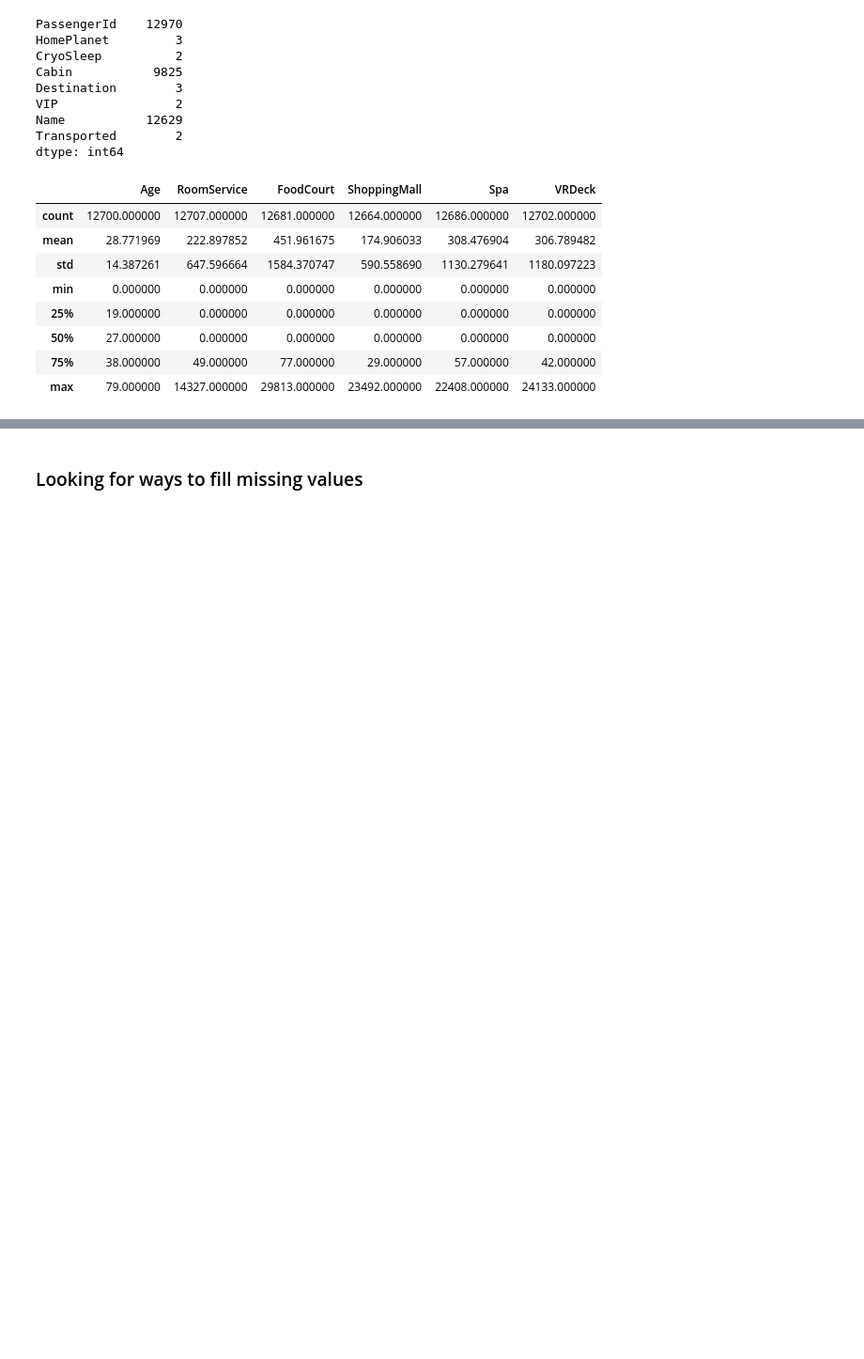
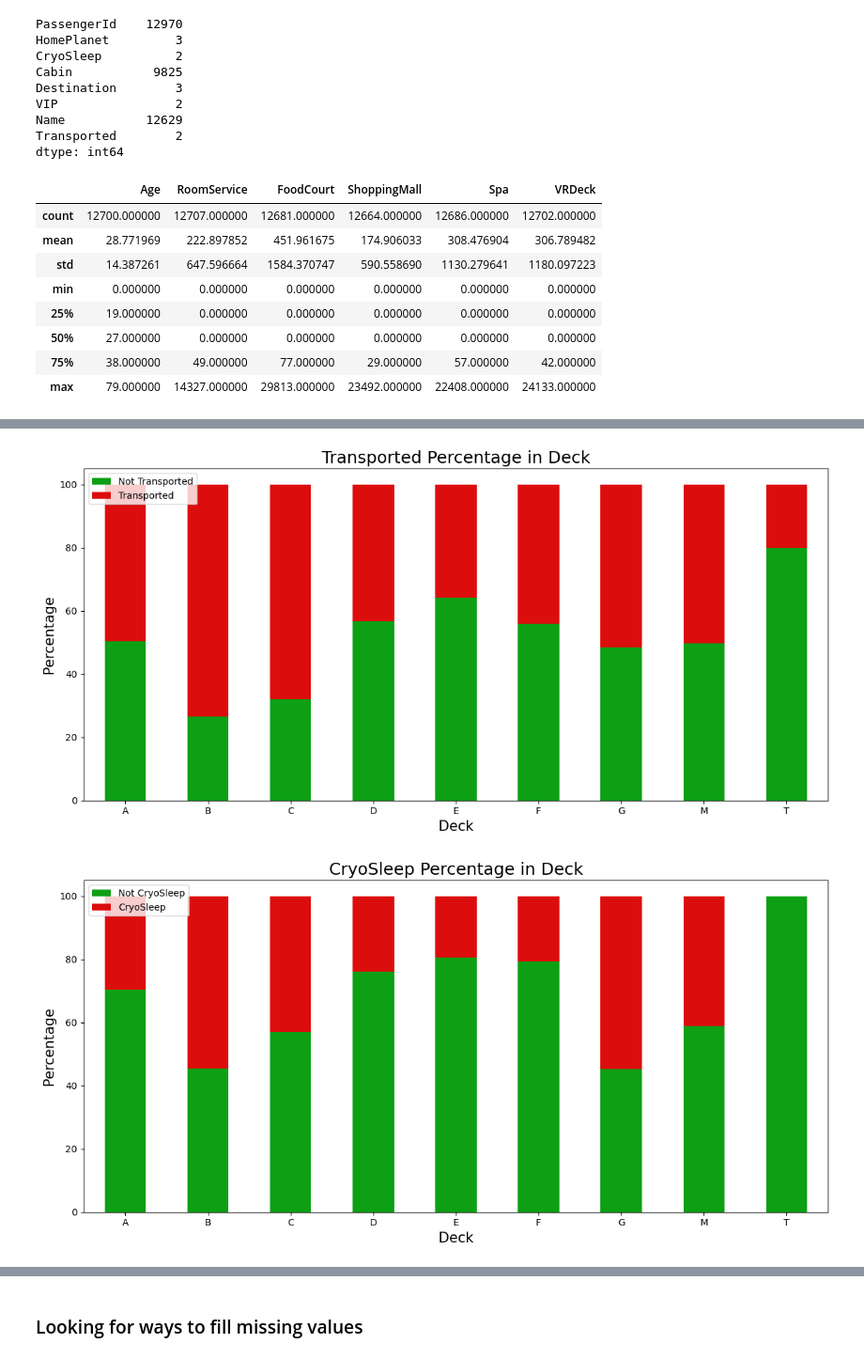
Before and after one commit to aKravtschenko/learning_ml, a Jupyter notebook: spaceship-titanic.ipynb, the cells around one changed output, grey strips where cells are left out. Shown at 94% size. Cells and saved outputs as stored; diff of their text form; code cells hidden in the pictures; blank space fills up the shorter version.

```diff
--- a/spaceship-titanic.ipynb
+++ b/spaceship-titanic.ipynb
@@ -146,0 +211,30 @@ Name: Transported, dtype: object
+# %%
+test = combined.copy()
+test["Deck"] = test["Cabin"].apply(lambda x: str(x).split("/")[0] if pd.notnull(x) else "M")  # M = Missing
+test["Side"] = test["Cabin"].apply(lambda x: str(x).split("/")[2] if pd.notnull(x) else "M")
+
+
+def plt_dist_for_col(df, col, hue):
+
+    pivot = df.groupby([col, hue]).size().unstack(fill_value=0)
+    percentages = pivot.div(pivot.sum(axis=1), axis=0) * 100
+
+    fig, ax = plt.subplots(figsize=(12, 6))
+    percentages.plot(kind="bar", stacked=True, ax=ax, color=["#0d9f14", "#dc0d0d"])
+    plt.xlabel(col, size=15)
+    plt.ylabel("Percentage", size=15)
+    plt.title("{} Percentage in {}".format(hue, col), size=18)
+    plt.legend(["Not {}".format(hue), hue], loc="upper left")
+    plt.xticks(rotation=0)
+    plt.tight_layout()
+    plt.show()
+
+
+plt_dist_for_col(test, "Deck", "Transported")
+plt_dist_for_col(test, "Deck", "CryoSleep")
+plt_dist_for_col(test, "Side", "Transported")
+plt_dist_for_col(test, "Deck", "VIP")
+plt_dist_for_col(test, "Side", "VIP")
+# %% [output]
+[figure, added]
+[figure, added]
```
Also changed, not shown: parts of 9 cells of this notebook, 1 other file.
